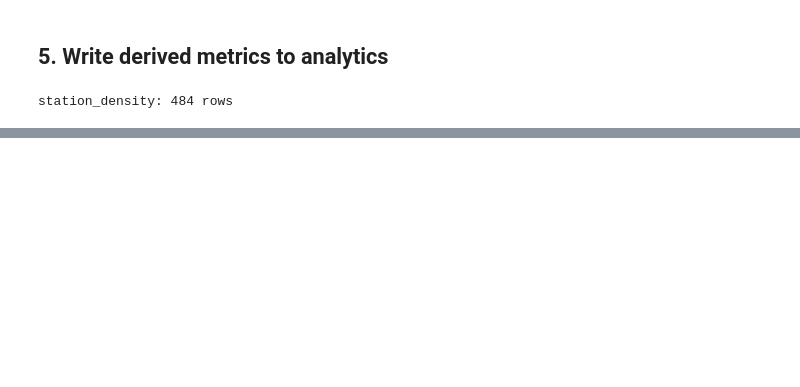
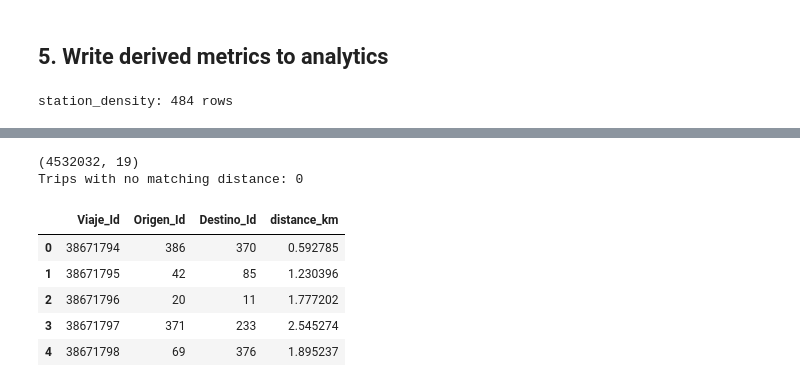
Before and after one commit to AlexCortes04/mibici-portfolio, a Jupyter notebook: notebooks/04_derived_metrics.ipynb, the cells around one changed output, grey strips where cells are left out. Drawn from its saved outputs; the diff is of its cells as text; code cells hidden in the pictures; blank space fills up the shorter version.

```diff
--- a/notebooks/04_derived_metrics.ipynb
+++ b/notebooks/04_derived_metrics.ipynb
@@ -386,0 +384,25 @@ tolerance before choosing a different option (public transit, rideshare, etc.).
+# %%
+bridge = pd.read_sql("SELECT * FROM analytics.bridge_station_distance", con=engine)
+
+# Drop distance_km if it already exists
+if "distance_km" in fact_trips.columns:
+    fact_trips = fact_trips.drop(columns=["distance_km"])
+
+fact_trips = fact_trips.merge(
+    bridge,
+    on=["Origen_Id", "Destino_Id"],
+    how="left"
+)
+
+print(fact_trips.shape)
+print("Trips with no matching distance:", fact_trips["distance_km"].isna().sum())
+fact_trips[["Viaje_Id", "Origen_Id", "Destino_Id", "distance_km"]].head()
+# %% [output]
+(4532032, 19)
+Trips with no matching distance: 0
+|  | Viaje_Id | Origen_Id | Destino_Id | distance_km |
+| 0 | 38671794 | 386 | 370 | 0.592785 |
+| 1 | 38671795 | 42 | 85 | 1.230396 |
+| 2 | 38671796 | 20 | 11 | 1.777202 |
+| 3 | 38671797 | 371 | 233 | 2.545274 |
+| 4 | 38671798 | 69 | 376 | 1.895237 |
```
Also changed, not shown: parts of 14 cells of this notebook, 3 other files.
